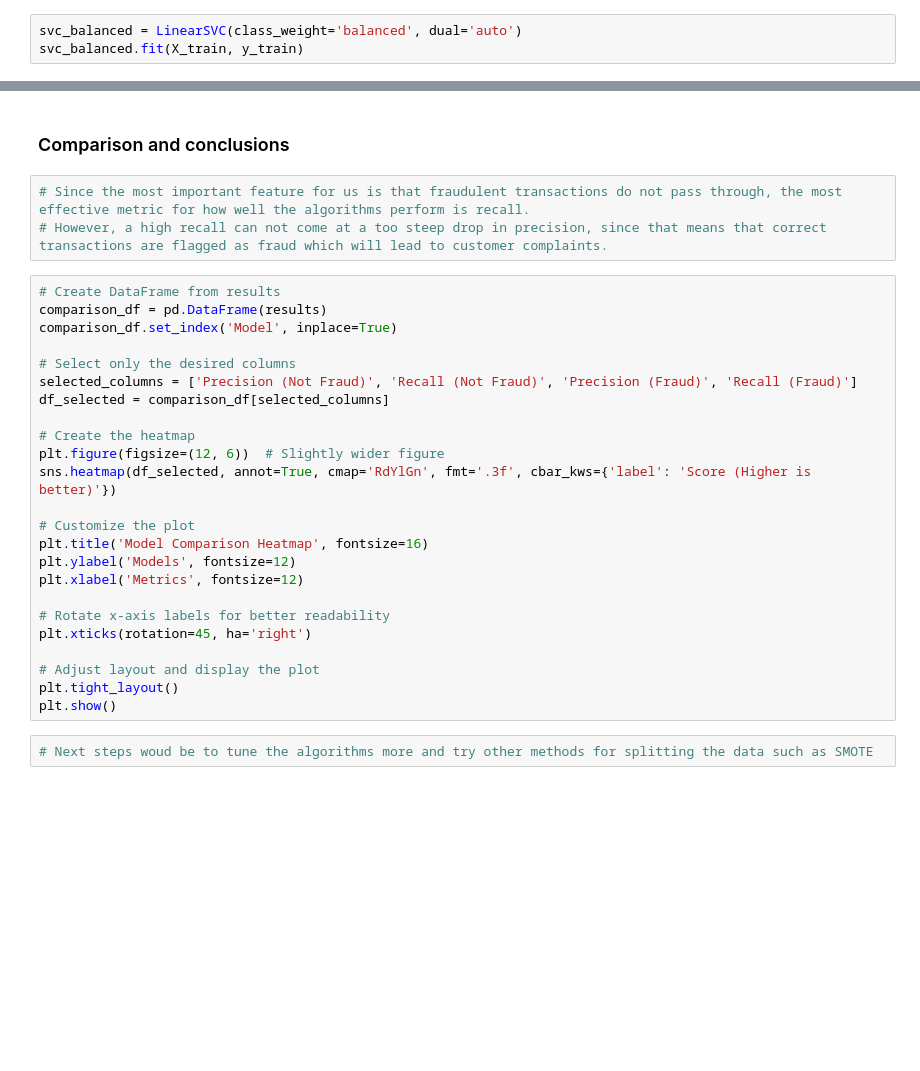
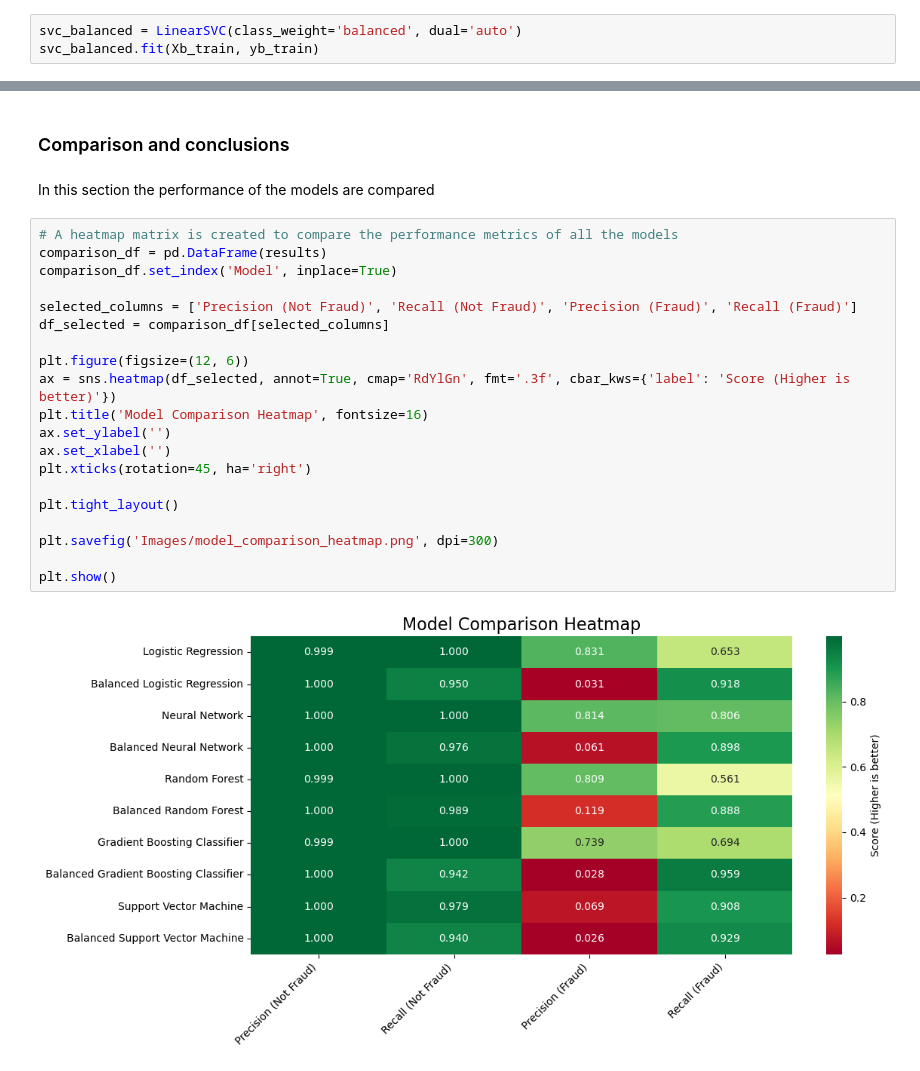
Before and after one commit to ErikBusk/CreditCardTransactionsAnalysis, a Jupyter notebook: Credit Card Transactions Fraud Detection.ipynb, the cells around one changed output, grey strips where cells are left out. Drawn from its saved outputs; the diff is of its cells as text; blank space fills up the shorter version.

Commit message:
Added annotations and images

```diff
--- a/Credit Card Transactions Fraud Detection.ipynb
+++ b/Credit Card Transactions Fraud Detection.ipynb
@@ -748,4 +774,4 @@ results.append(get_report_metrics(y_test, svc.predict(X_test), "Support Vector M
 #### Balanced data
 # %%
 svc_balanced = LinearSVC(class_weight='balanced', dual='auto')
-svc_balanced.fit(X_train, y_train)
+svc_balanced.fit(Xb_train, yb_train)
@@ -755,32 +792,27 @@ print(classification_report(yb_val, svc_balanced.predict(Xb_val), target_names =
 results.append(get_report_metrics(y_test, svc_balanced.predict(X_test), "Balanced Support Vector Machine"))
 # %% [markdown]
 ### Comparison and conclusions
-# %%
-# Since the most important feature for us is that fraudulent transactions do not pass through, the most effective metric for how well the algorithms perform is recall.
-# However, a high recall can not come at a too steep drop in precision, since that means that correct transactions are flagged as fraud which will lead to customer complaints.
+# %% [markdown]
+In this section the performance of the models are compared
 # %%
-# Create DataFrame from results
+# A heatmap matrix is created to compare the performance metrics of all the models
 comparison_df = pd.DataFrame(results)
 comparison_df.set_index('Model', inplace=True)
 
-# Select only the desired columns
 selected_columns = ['Precision (Not Fraud)', 'Recall (Not Fraud)', 'Precision (Fraud)', 'Recall (Fraud)']
 df_selected = comparison_df[selected_columns]
 
-# Create the heatmap
-plt.figure(figsize=(12, 6))  # Slightly wider figure
-sns.heatmap(df_selected, annot=True, cmap='RdYlGn', fmt='.3f', cbar_kws={'label': 'Score (Higher is better)'})
-
-# Customize the plot
+plt.figure(figsize=(12, 6))
+ax = sns.heatmap(df_selected, annot=True, cmap='RdYlGn', fmt='.3f', cbar_kws={'label': 'Score (Higher is better)'})
 plt.title('Model Comparison Heatmap', fontsize=16)
-plt.ylabel('Models', fontsize=12)
-plt.xlabel('Metrics', fontsize=12)
-
-# Rotate x-axis labels for better readability
+ax.set_ylabel('')
+ax.set_xlabel('')
 plt.xticks(rotation=45, ha='right')
 
-# Adjust layout and display the plot
 plt.tight_layout()
+
+plt.savefig('Images/model_comparison_heatmap.png', dpi=300)
+
 plt.show()
+# %% [output]
+[figure, added]
-# %%
-# Next steps woud be to tune the algorithms more and try other methods for splitting the data such as SMOTE
```
Also changed, not shown: parts of 23 cells of this notebook, 3 other files.
